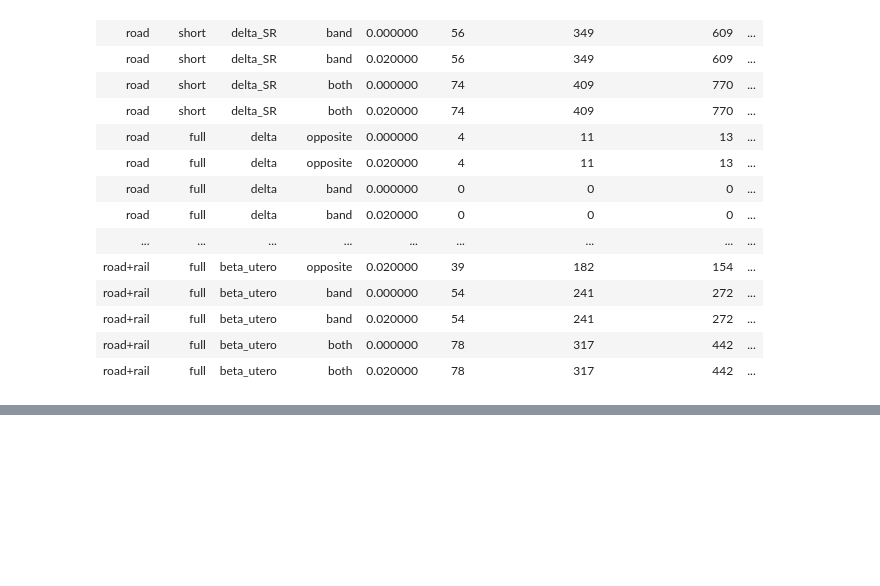
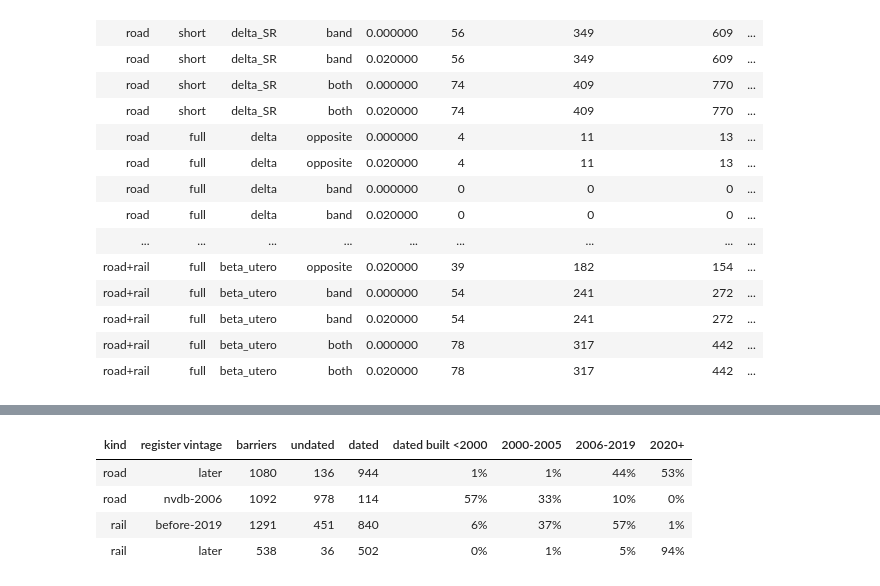
Before and after one commit to felixschulz385/noise-pollution, a Jupyter notebook: notebooks/sweden-residents/21_population_power.ipynb, the cells around one changed output, grey strips where cells are left out. Drawn from its saved outputs; the diff is of its cells as text; code cells hidden in the pictures; blank space fills up the shorter version.

```diff
--- a/notebooks/sweden-residents/21_population_power.ipynb
+++ b/notebooks/sweden-residents/21_population_power.ipynb
@@ -270,0 +295,23 @@ variance factors [(X'X)^-1]_kk: {'short/delta_SR': 1.167, 'full/delta': 1.108, '
+# %%
+bounds, rows = {}, []
+for kind in BARRIER_KINDS:
+    b = pd.DataFrame(load_noise_barriers(kind, ROOT).drop(columns="geometry")).reset_index(drop=True)
+    bounds[kind] = SR.date_bounds(b, kind)
+    upper, vintage = bounds[kind]
+    y = built[kind]
+    for v in np.unique(vintage):
+        m = vintage == v
+        dated = y[m & ~np.isnan(y)]
+        rows.append({
+            "kind": kind, "register vintage": v, "barriers": int(m.sum()), "undated": int((m & np.isnan(y)).sum()),
+            "dated": len(dated), "dated built <2000": (dated < 2000).mean(), "2000-2005": ((dated >= 2000) & (dated <= 2005)).mean(),
+            "2006-2019": ((dated >= 2006) & (dated <= 2019)).mean(), "2020+": (dated >= 2020).mean(),
+        })
+vintages = pd.DataFrame(rows)
+vintages.style.format({c: "{:.0%}" for c in ["dated built <2000", "2000-2005", "2006-2019", "2020+"]}).hide(axis="index")
+# %% [output]
+| kind | register vintage | barriers | undated | dated | dated built <2000 | 2000-2005 | 2006-2019 | 2020+ |
+| road | later | 1080 | 136 | 944 | 1% | 1% | 44% | 53% |
+| road | nvdb-2006 | 1092 | 978 | 114 | 57% | 33% | 10% | 0% |
+| rail | before-2019 | 1291 | 451 | 840 | 6% | 37% | 57% | 1% |
+| rail | later | 538 | 36 | 502 | 0% | 1% | 5% | 94% |
```
Also changed, not shown: parts of 5 cells of this notebook, 3 other files.
